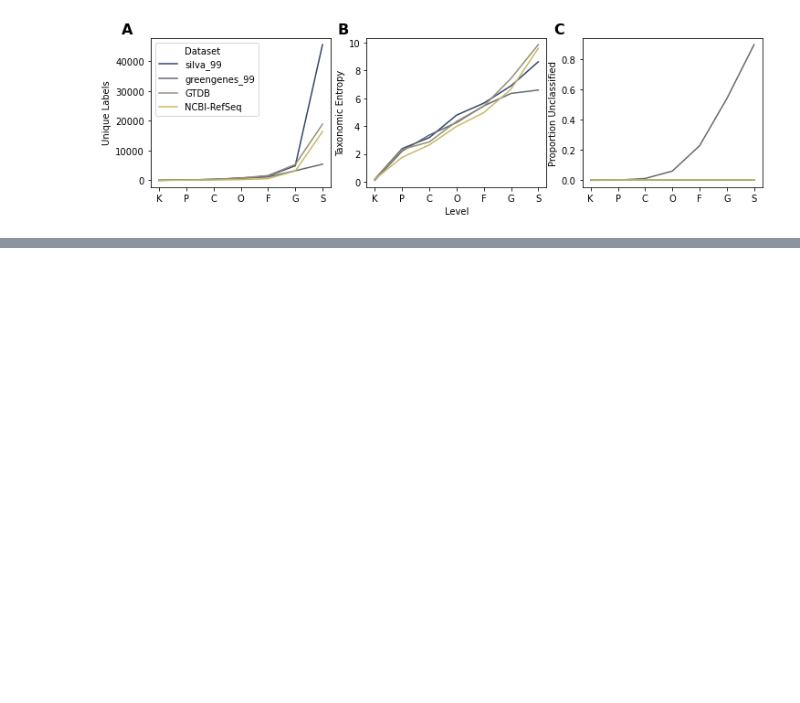
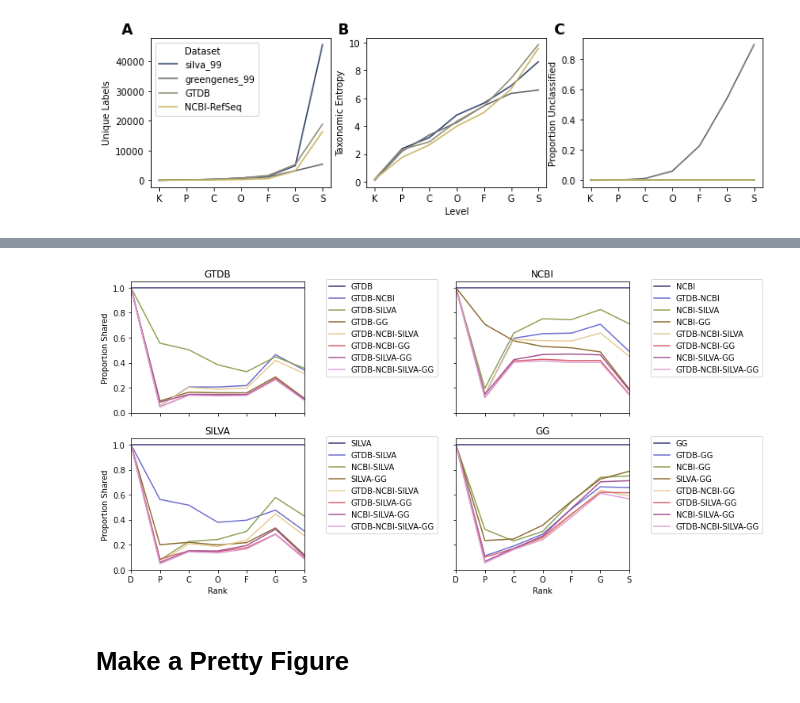
Before and after one commit to bokulich-lab/db-benchmarks-2020, a Jupyter notebook: notebooks/16S_db_comparison.ipynb, the cells around one changed output, grey strips where cells are left out. Saved outputs shown, nothing was run; the diff lists cells and outputs as text; code cells hidden in the pictures; blank space fills up the shorter version.

```diff
--- a/notebooks/16S_db_comparison.ipynb
+++ b/notebooks/16S_db_comparison.ipynb
@@ -244,0 +446,16 @@ fig.savefig('../data/plots/compare_16S_taxonomy_evaluation.pdf', bbox_inches='ti
+# %%
+def _get_per_level_labels(series, rank_handle="^[dkpcofgs]__"):
+    series = series.apply(
+        # strip off tags on the end of taxa labels, e.g., subgroup IDs used by GTDB
+        lambda x: [sub("_.??$", '', i) for i in
+                   rpt._utilities._taxon_to_list(x, rank_handle=rank_handle)])
+    return [set(v) for v in itertools.zip_longest(*series.values)]
+# %%
+gt = _get_per_level_labels(gtdb_taxa.view(pd.Series))
+nt = _get_per_level_labels(ncbi_taxa.view(pd.Series))
+st = _get_per_level_labels(silva_taxa.view(pd.Series))
+gg = _get_per_level_labels(gg_taxa.view(pd.Series))
+# %%
+# strip genus names from SILVA and GTDB species labels to match other taxonomies
+st[-1] = {i.split('_')[1].strip('[]') if '_' in i and i.split('_')[0] in st[-2] else i for i in st[-1]}
+gt[-1] = {i if sub("_.??$", '', i.split(' ')[0]) not in gt[-2] else i.split(' ')[1].strip('[]') for i in gt[-1]}
@@ -244,0 +481,5 @@ fig.savefig('../data/plots/compare_16S_taxonomy_evaluation.pdf', bbox_inches='ti
+# %%
+overlap_data = pd.DataFrame(overlap)
+overlap_data.columns = ['D', 'P', 'C', 'O', 'F', 'G', 'S']
+overlap_data.to_csv('../data/plots/compare_16S_shared_labels.tsv', sep='\t')
+overlap_data
@@ -244,0 +503,26 @@ fig.savefig('../data/plots/compare_16S_taxonomy_evaluation.pdf', bbox_inches='ti
+# %%
+# ignore matplotlib deprecation warnings, which relate to pandas plot
+warnings.simplefilter("ignore")
+
+fig, axes = plt.subplots(2, 2, figsize=(12, 6), sharex=True, sharey=True)
+axes = axes.flatten()
+for ax, key in zip(axes, taxonomies.keys()):
+    plot_dat = overlap_data.copy()
+    plot_dat = plot_dat.drop([i for i in overlap_data.index if key not in i])
+    plot_dat = plot_dat / plot_dat.max()
+    if ax == axes[-1]:
+        legend = True
+    else:
+        legend = False
+    plot_dat.T.plot(kind='line', colormap='tab20b', legend=legend, ax=ax)
+    ax.set_title(key)
+    ax.legend(bbox_to_anchor=(1.1, 1.05))
+    ax.set_ylabel('Proportion Shared')
+    ax.set_xlabel('Rank')
+
+plt.tight_layout()
+fig.savefig('../data/plots/compare_16S_shared_labels.pdf', bbox_inches='tight')
+# %% [output]
+[figure, added]
+# %% [markdown]
+# Make a Pretty Figure
```
Also changed, not shown: parts of 35 cells of this notebook, 6 other files.
